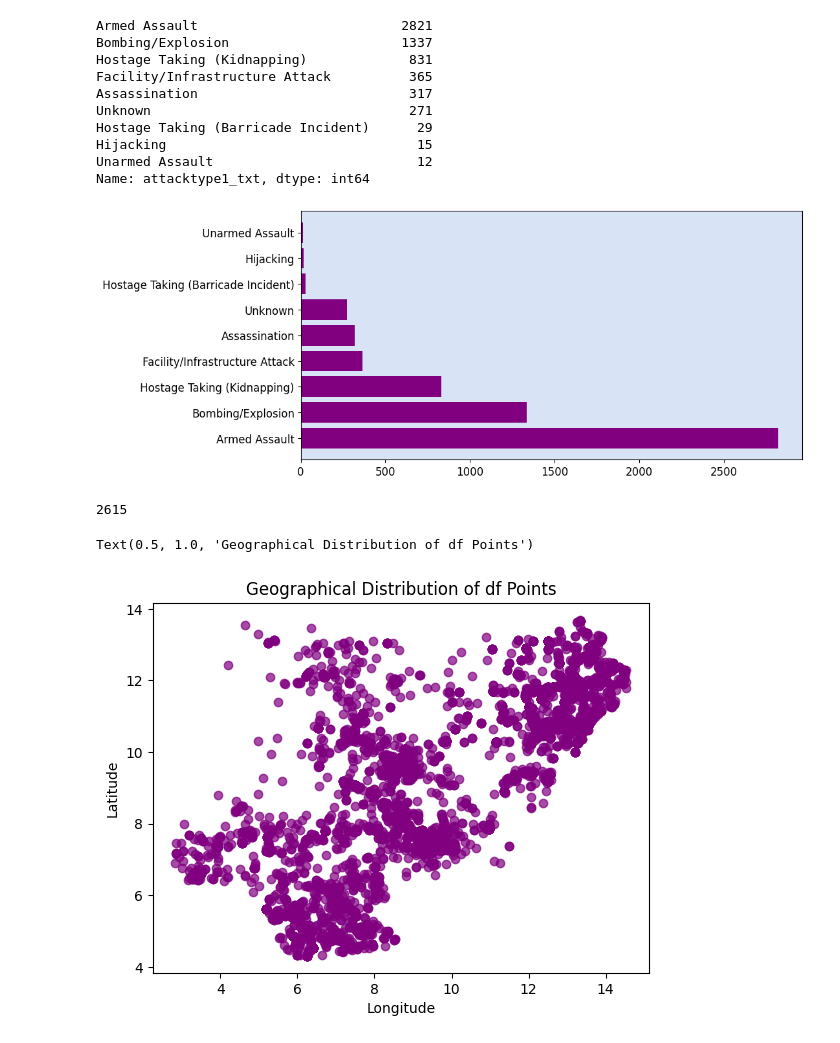
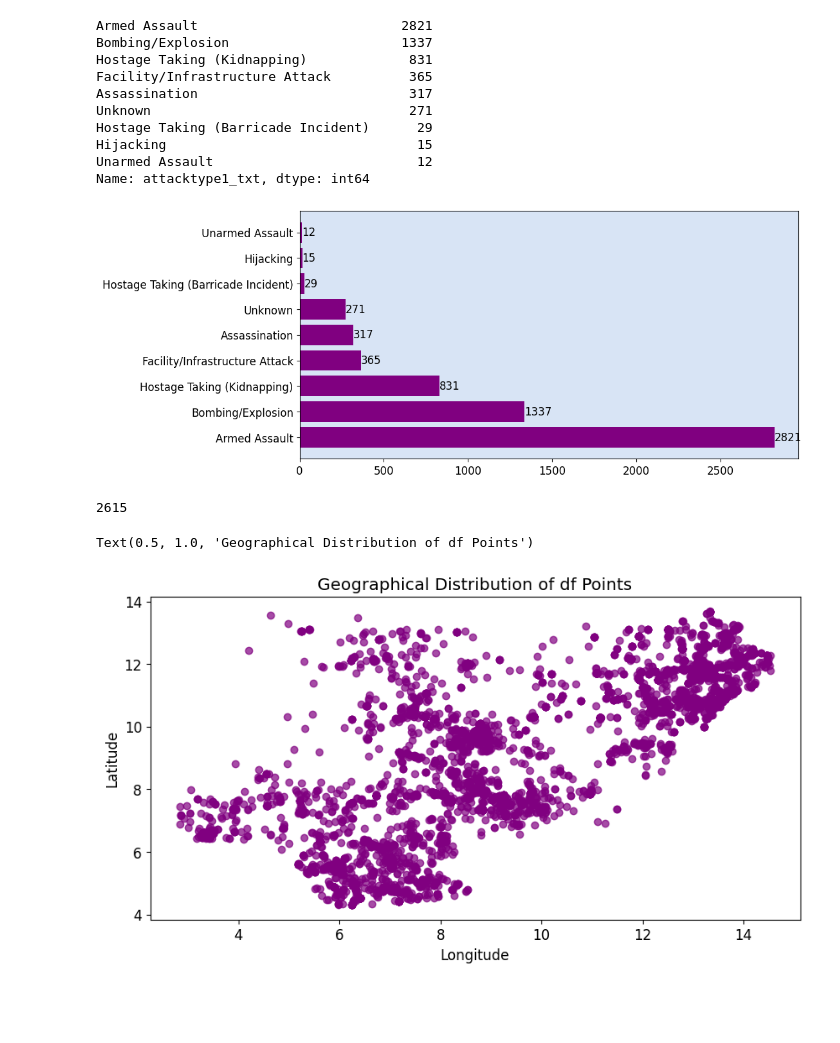
Before and after one commit to danishmeh/Project, a Jupyter notebook: omdena/3rd/terr.ipynb, the cells around one changed output. Saved outputs shown, nothing was run; the diff lists cells and outputs as text; code cells hidden in the pictures; blank space fills up the shorter version.

```diff
--- a/omdena/3rd/terr.ipynb
+++ b/omdena/3rd/terr.ipynb
@@ -178,20 +178,25 @@ Name: attacktype1_txt, dtype: int64
 plt.figure(figsize=(10,5))
 plt.barh(y=attacktype.index, width=attacktype.values,color='purple')
 plt.gca().set_facecolor('#D8E4F5')
+# Display the values on the bars
+for i,count in enumerate(attacktype.values):
+    plt.text(count,i,str(count),ha="left",va="center")
+
 plt.show()
 # %% [output]
-[figure, old version]
+[figure, new version]
 # %%
 print(df['city'].nunique())
+plt.figure(figsize=(10,5))
 # Scatter plot of latitude and longitude
 plt.scatter(df['longitude'], df['latitude'],c= 'purple',alpha=0.7)
 plt.xlabel('Longitude')
 plt.ylabel('Latitude')
 plt.title('Geographical Distribution of df Points')
 # %% [output]
 2615
 Text(0.5, 1.0, 'Geographical Distribution of df Points')
-[figure, old version]
+[figure, new version]
 # %%
 print(df['extended'].unique())   ## what is extended [0,1]
 print(df['provstate'].unique())
```
Also changed, not shown: parts of 2 cells of this notebook.
